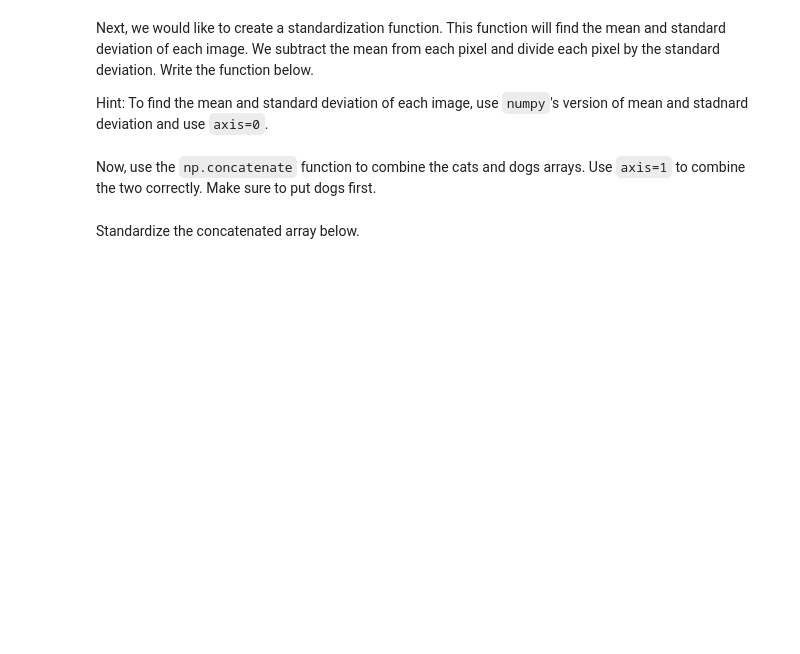
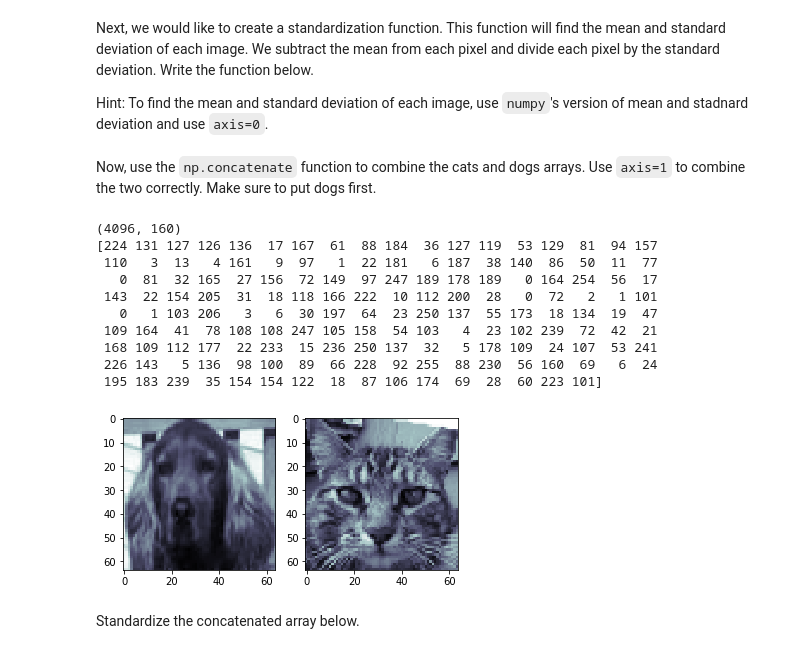
Before and after one commit to ironhack-datalabs/datamad0120, a Jupyter notebook: module-2/lab-pca/your-code/main.ipynb, the cells around one changed output. Saved outputs shown, nothing was run; the diff lists cells and outputs as text; code cells hidden in the pictures; blank space fills up the shorter version.

```diff
--- a/module-2/lab-pca/your-code/main.ipynb
+++ b/module-2/lab-pca/your-code/main.ipynb
@@ -83,2 +85,29 @@ Now, use the `np.concatenate` function to combine the cats and dogs arrays. Use
+# %%
+# Your code here:
+
+#En pets guardamos los dos numpy arrays de 80 en las columnas. Haciendo un shape de 4096,160(80dogs+80cats)
+pets = np.concatenate((dogs,cats), axis=1)
+
+print(pets.shape)
+
+plt.figure()
+plt.subplot(1,2,1)
+plt.imshow(pets[:,50].reshape(64, 64).T, cmap=plt.cm.bone, interpolation='nearest')
+plt.subplot(1,2,2)
+plt.imshow(pets[:,150].reshape(64, 64).T, cmap=plt.cm.bone, interpolation='nearest')
+
+print(pets[0])
+# %% [output]
+(4096, 160)
+[224 131 127 126 136  17 167  61  88 184  36 127 119  53 129  81  94 157
+ 110   3  13   4 161   9  97   1  22 181   6 187  38 140  86  50  11  77
+   0  81  32 165  27 156  72 149  97 247 189 178 189   0 164 254  56  17
+ 143  22 154 205  31  18 118 166 222  10 112 200  28   0  72   2   1 101
+   0   1 103 206   3   6  30 197  64  23 250 137  55 173  18 134  19  47
+ 109 164  41  78 108 108 247 105 158  54 103   4  23 102 239  72  42  21
+ 168 109 112 177  22 233  15 236 250 137  32   5 178 109  24 107  53 241
+ 226 143   5 136  98 100  89  66 228  92 255  88 230  56 160  69   6  24
+ 195 183 239  35 154 154 122  18  87 106 174  69  28  60 223 101]
+[figure, added]
 # %% [markdown]
 Standardize the concatenated array below.
```
Also changed, not shown: parts of 20 cells of this notebook.
